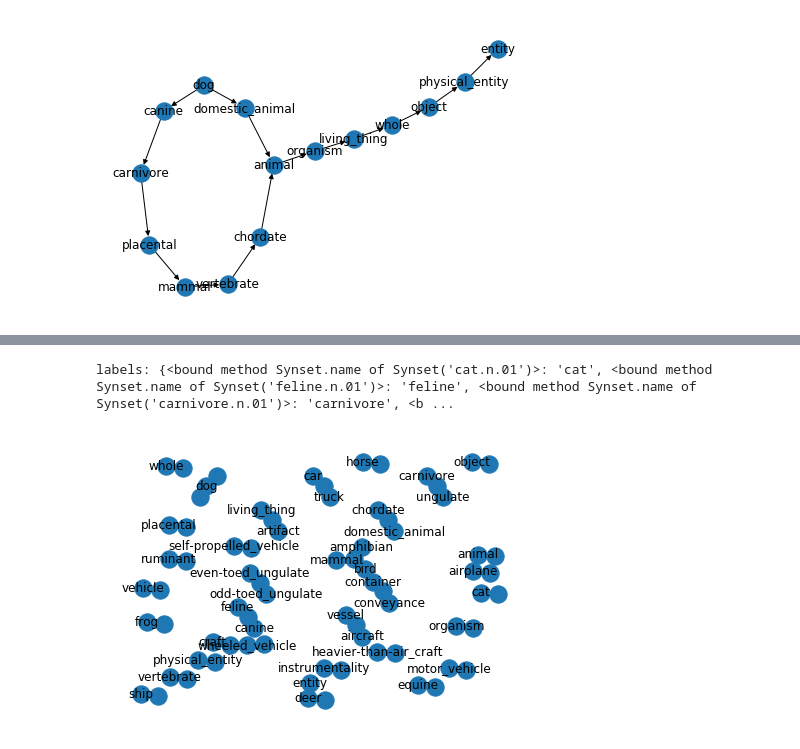
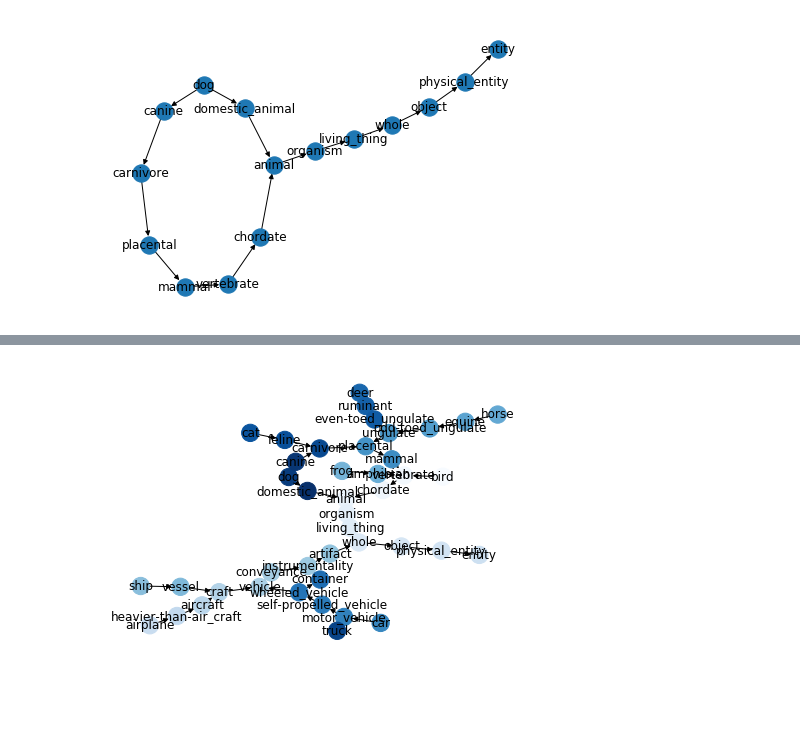
Before and after one commit to xhosaBoy/hyper-neural-tensorfactorisation, a Jupyter notebook: notebooks/WN18_Graph.ipynb, the cells around one changed output, grey strips where cells are left out. Drawn from its saved outputs; the diff is of its cells as text; code cells hidden in the pictures; blank space fills up the shorter version.

Commit message:
Data Visualisation
WN18 triple graph with labels visualisation

```diff
--- a/notebooks/WN18_Graph.ipynb
+++ b/notebooks/WN18_Graph.ipynb
@@ -81,14 +64,13 @@ def wordnet_graph(words):
 
         if not s in seen:                               # if not seen...
             seen.add(s)                                 # add to seen
-            print(f's.name: {s.name}')
             graph.add_node(s.name)                      # add node
             labels[s.name] = s.name().split(".")[0]     # add label
             hypernyms = s.hypernyms()                   # get hypernyms
 
             for s1 in hypernyms:                        # for hypernyms
                 graph.add_node(s1.name)                 # add node
-                graph.add_edge(s.name, s1.name())         # add edge between
+                graph.add_edge(s.name, s1.name)         # add edge between
                 recurse(s1)                             # do so until top
 
     # build network containing all categories
@@ -97,7 +79,7 @@ def wordnet_graph(words):
         recurse(s)                                      # call recurse
 
     # return the graph and labels
-    return graph , labels
+    return graph, labels
 # %%
 categories = set()
 categories.add('airplane')
@@ -136,10 +102,14 @@ labels: {<bound method Synset.name of Synset('cat.n.01')>: 'cat', <bound method
 # %%
 # draw the graph
-print(f'labels: {labels}')
-nx.draw(graph, pos=pos, labels=labels)
 pos=graphviz_layout(graph)
 # nx.draw_networkx_labels(graph, pos=pos, labels=labels)
+nx.draw(graph,
+        pos=graphviz_layout(graph),
+        labels=labels,
+        cmap=plt.cm.Blues,
+        node_color=range(len(graph)),
+        prog='dot')
+plt.savefig('WN18.png', format='PNG')
 plt.show()
 # %% [output]
-labels: {<bound method Synset.name of Synset('cat.n.01')>: 'cat', <bound method Synset.name of Synset('feline.n.01')>: 'feline', <bound method Synset.name of Synset('carnivore.n.01')>: 'carnivore', <b ...
-[figure, old version]
+[figure, new version]
```
Also changed, not shown: parts of 3 cells of this notebook, 1 other file.
